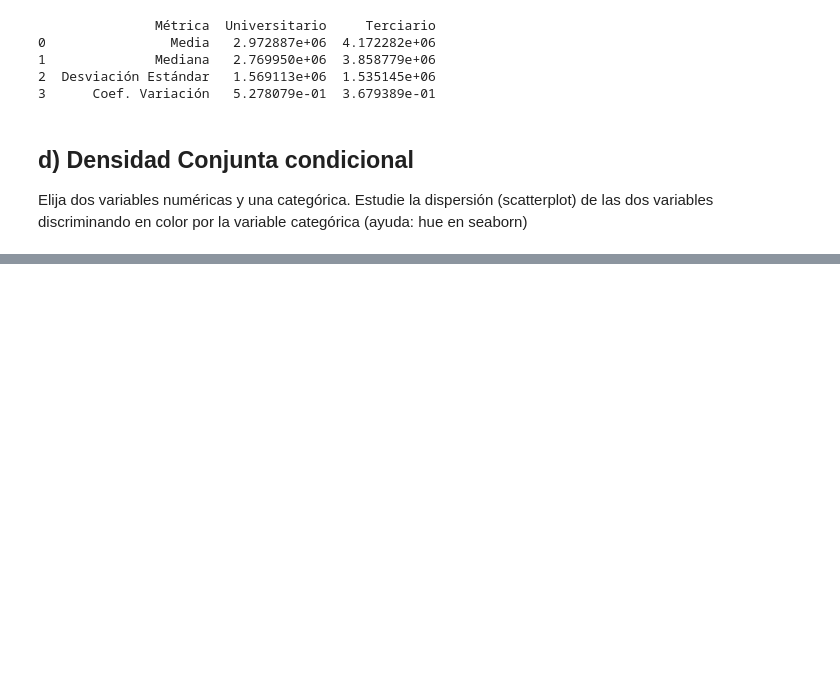
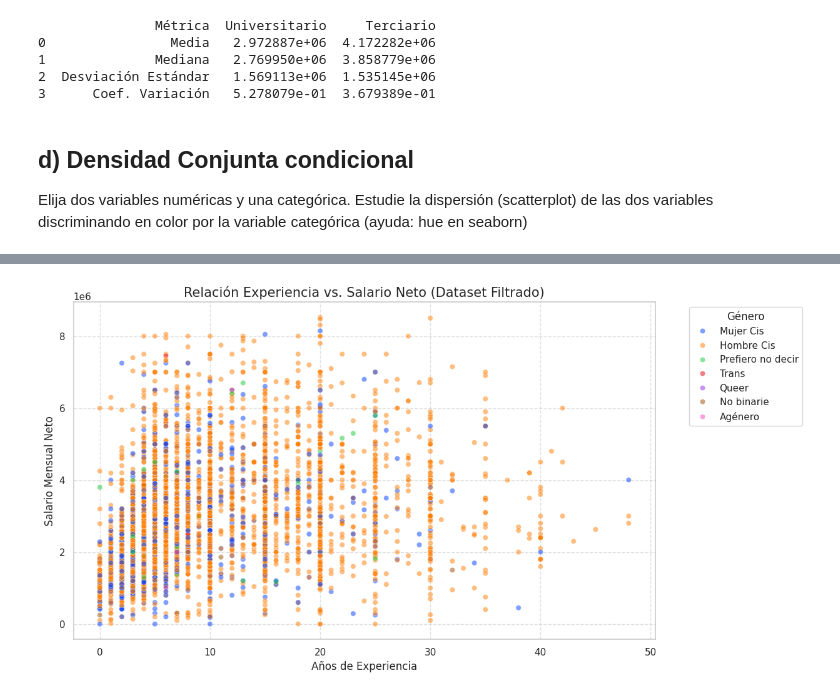
Before and after one commit to sgruyzcki/DiploDatos2026, a Jupyter notebook: Entregable - Parte 1 Sergio.ipynb, the cells around one changed output, grey strips where cells are left out. Drawn from its saved outputs; the diff is of its cells as text; code cells hidden in the pictures; blank space fills up the shorter version.

```diff
--- a/Entregable - Parte 1 Sergio.ipynb
+++ b/Entregable - Parte 1 Sergio.ipynb
@@ -548,0 +621,26 @@ Estudie la dispersión (scatterplot) de las dos variables discriminando en color
+# %%
+# Configuramos el tamaño del gráfico
+plt.figure(figsize=(12, 7))
+
+# Creamos el scatterplot con df_filtered
+sns.scatterplot(
+    data=df_filtered,
+    x='profile_years_experience',
+    y='salary_monthly_NETO',
+    hue='profile_gender',    # La variable categórica para los colores
+    alpha=0.5,               # Transparencia para ver dónde se solapan los puntos
+    palette='bright'         # Paleta de colores bien diferenciados
+)
+
+# Estética y etiquetas
+plt.title('Relación Experiencia vs. Salario Neto (Dataset Filtrado)', fontsize=15)
+plt.xlabel('Años de Experiencia', fontsize=12)
+plt.ylabel('Salario Mensual Neto', fontsize=12)
+plt.grid(True, linestyle='--', alpha=0.6)
+
+# Movemos la leyenda fuera del gráfico para que no tape los puntos
+plt.legend(title='Género', bbox_to_anchor=(1.05, 1), loc='upper left')
+
+plt.show()
+# %% [output]
+[figure, added]
```
Also changed, not shown: parts of 3 cells of this notebook.
